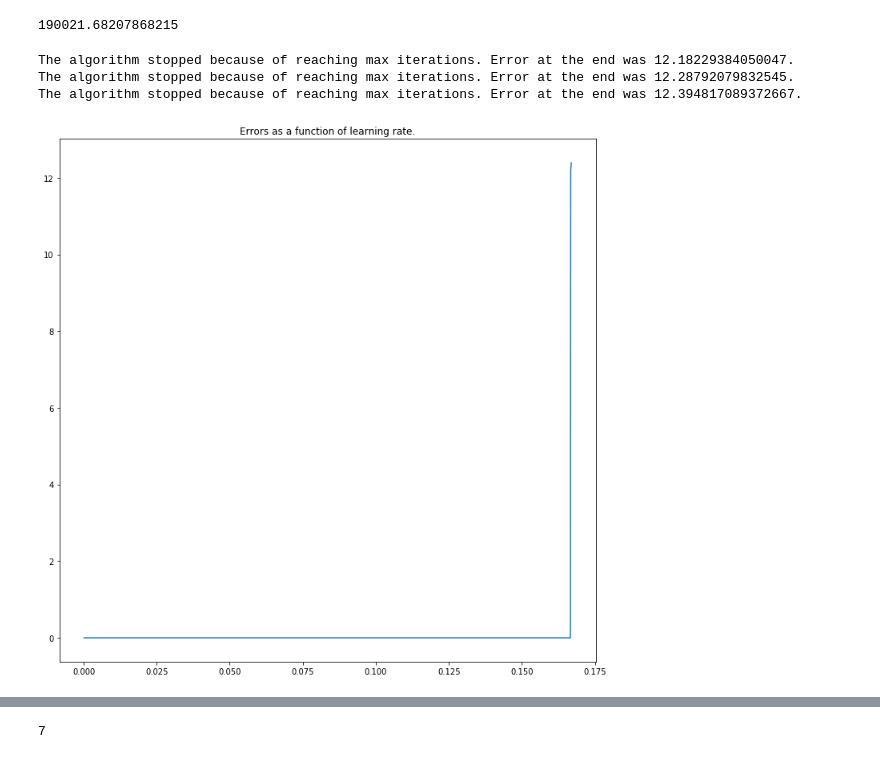
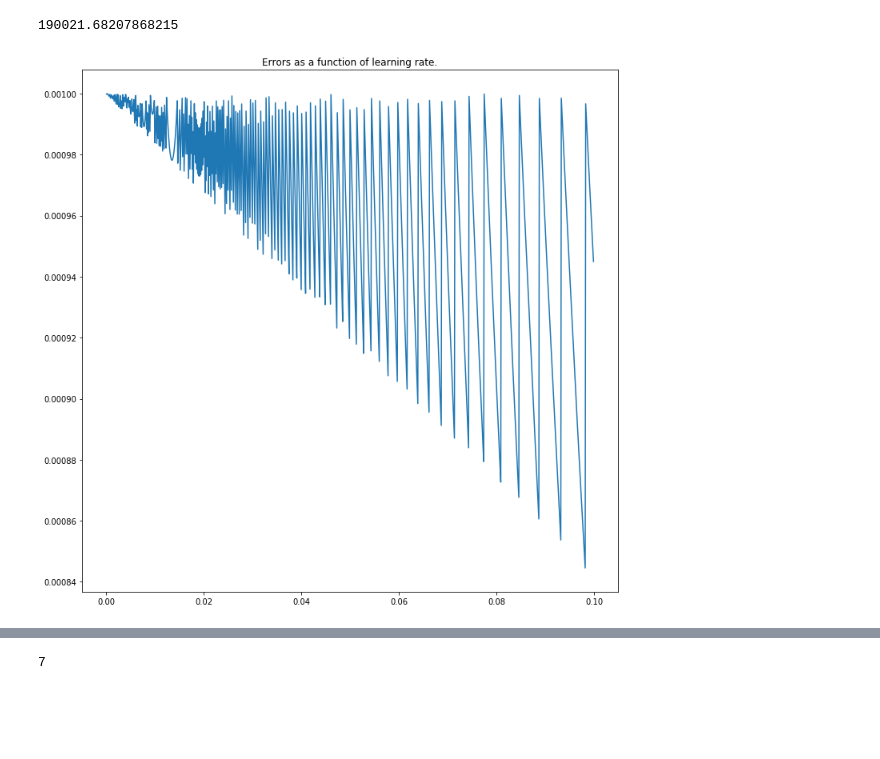
Before and after one commit to janguera/seismic-monitors-time-delay, a Jupyter notebook: Graph denoising Notebook.ipynb, the cells around one changed output, grey strips where cells are left out. Saved outputs shown, nothing was run; the diff lists cells and outputs as text; code cells hidden in the pictures; blank space fills up the shorter version.

```diff
--- a/Graph denoising Notebook.ipynb
+++ b/Graph denoising Notebook.ipynb
@@ -45,7 +45,7 @@ np.nanmax(1/THE_array)
 #determinig the W_d.
 filename_info = 'C:/MyTemp/ECMI_Data/dt/AlpArray/METRICS/2016366_local_pair_dist.txt'
 
-distances = np.zeros((7,7))
+distances = np.zeros((8,8))
 # print(distances)
 file = open(filename_info)
 names = ["FR.CALF.00.HHZ",
@@ -65,57 +65,59 @@ for line in file:
 file.close()
 # print(distances)
 
-for i in range(7):
+for i in range(8):
     distances[i,i] = np.nan
 W_d = normalisation(distances)[0]
 
 #_________________________________________________________________________________________________________________________#
 #read W_t
+from scipy import sparse
 
-array, minimum, maximum = normalisation(np.array(calc_seven_stations("C:/MyTemp/"))[:,3216])
-result = np.zeros((7,7))
+dt_matrix_2 = sparse.load_npz('C:/MyTemp/ECMI_Data/dt/AlpArray/all-in-numpy/eight_dt.npz')
+
+THE_array = dt_matrix_2.todense()
+
+array, minimum, maximum = normalisation(np.array(THE_array)[:,3216])
+result = np.zeros((8,8))
 
 i = 0
 j = 0
 for t in range(len(array)):
     if j == i:
         j = j + 1
     #print("t= " + str(t))
     #print(array[t])
     result[i, j] = array[t]
     result[j, i] = array[t]
     # print(t)
     #print("i = " + str(i))
     #print("j = " + str(j))
-    if j < 6:
+    if j < 7:
         j = j + 1
     else:
         j = i + 1
         i = i + 1
 W_t = result
 
 #____________________________________________________________________________________________________________________#
 
 estimates = graph_measures(W_d) #estimates
 epsilon = 0.001 # This should be quite small
 
-learning_rates = [0.0001*i for i in range(1,1670)]
+learning_rates = [0.0001*i for i in range(1,1000)]
 results = [graph_denoising(W_t, estimates, epsilon, learning_rate=i, max_iterations=100000)for i in learning_rates] # ready to run when we get the matrices.
-results_W = np.array([results[i][0] for i in range(0,1669)])
-results_t = np.array([results[i][1] for i in range(0,1669)])
-results_E = np.array([results[i][2] for i in range(0,1669)])
+results_W = np.array([results[i][0] for i in range(0,999)])
+results_t = np.array([results[i][1] for i in range(0,999)])
+results_E = np.array([results[i][2] for i in range(0,999)])
 
 width = 12
 height = 12
 plt.figure(figsize=(width, height))
 plt.plot(learning_rates, results_E)
 plt.title("Errors as a function of learning rate.")
 plt.show()
 # %% [output]
-The algorithm stopped because of reaching max iterations. Error at the end was 12.18229384050047.
-The algorithm stopped because of reaching max iterations. Error at the end was 12.28792079832545.
-The algorithm stopped because of reaching max iterations. Error at the end was 12.394817089372667.
-[figure, old version]
+[figure, new version]
 # %%
 results_E
 # %% [output]
```
Also changed, not shown: parts of 40 cells of this notebook, 1 other file.
